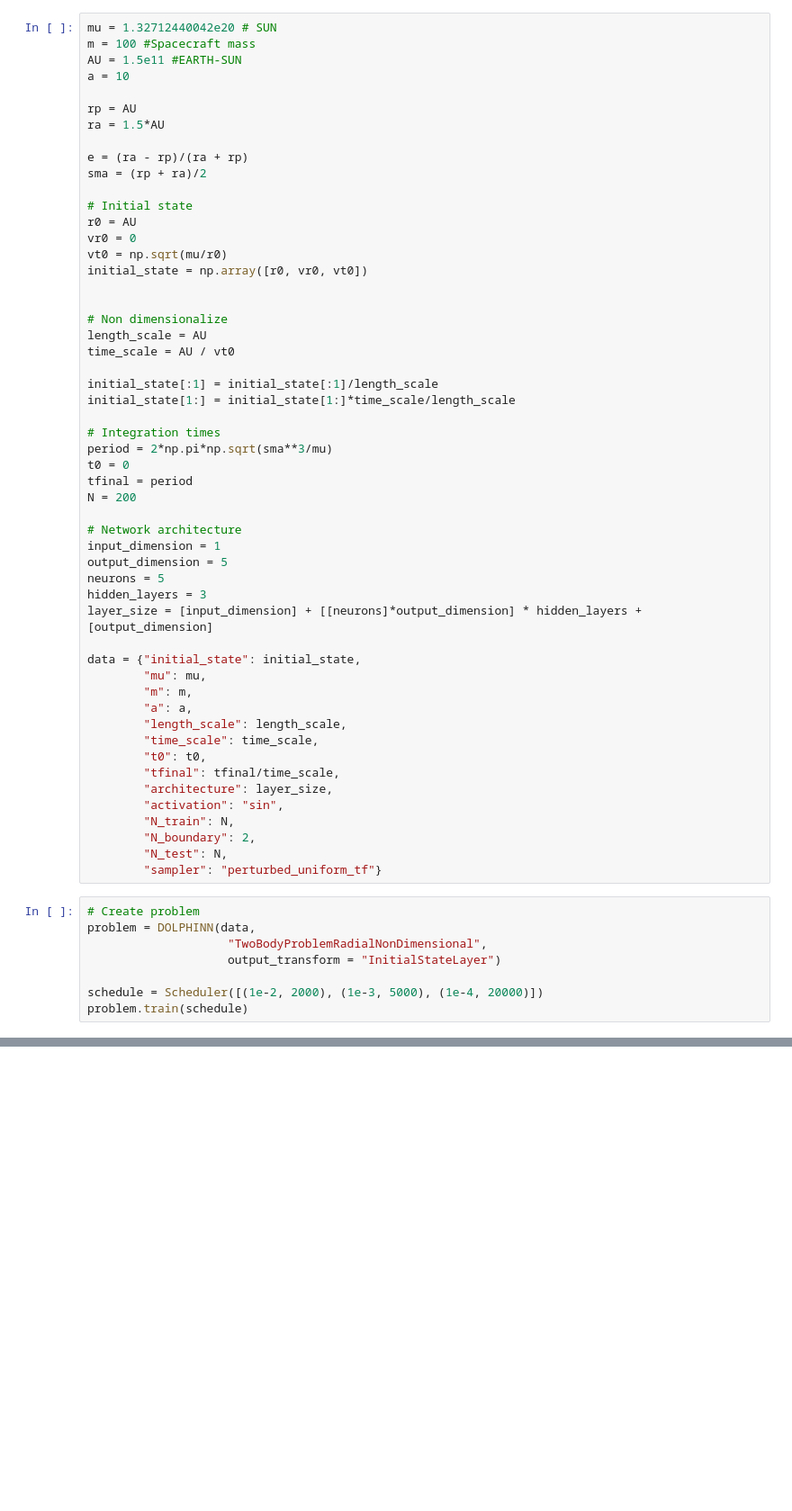
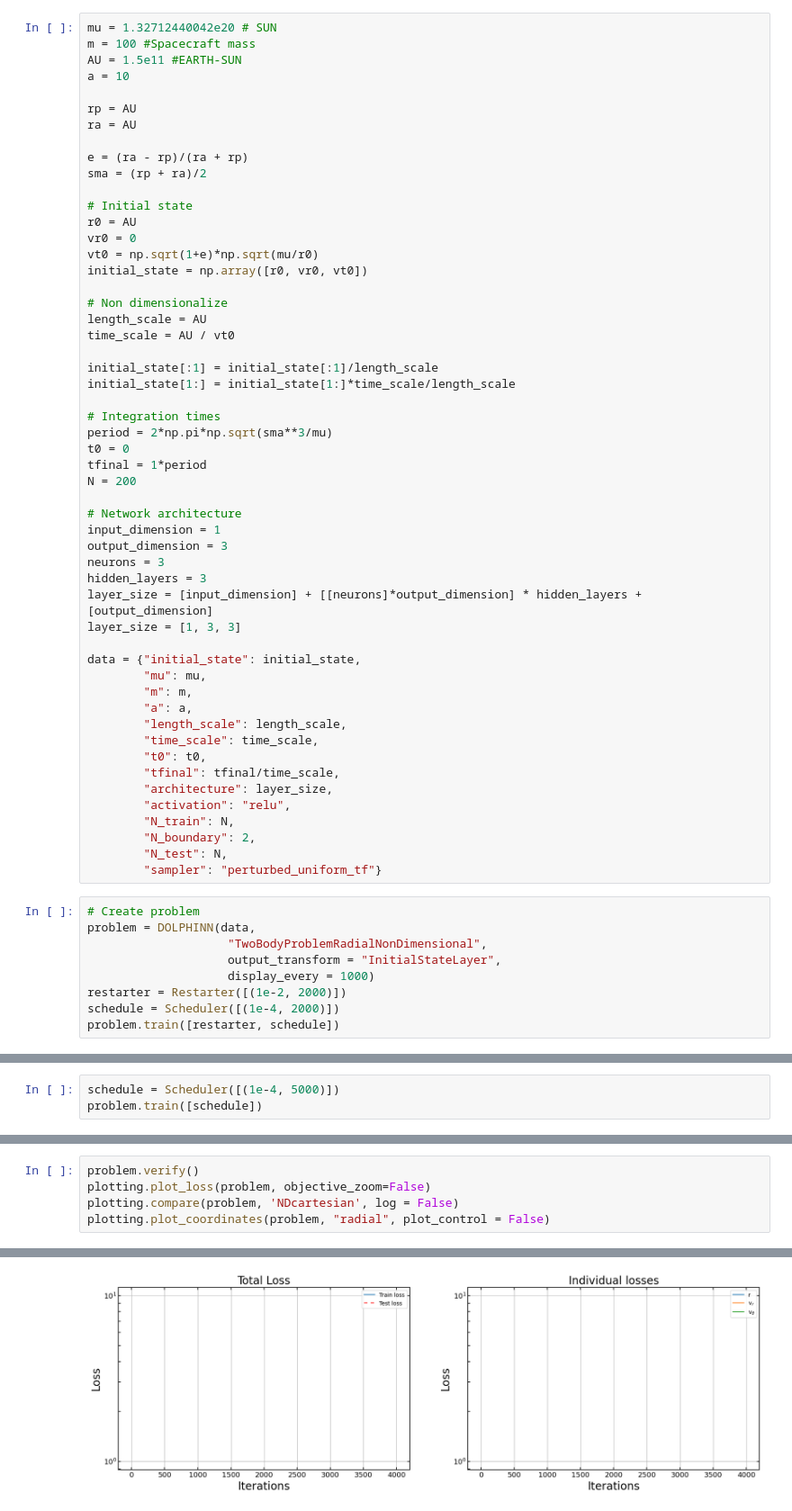
Before and after one commit to thomas7392/DOLPHINN, a Jupyter notebook: Experiments/radial_integration.ipynb, the cells around one changed output, grey strips where cells are left out. Shown at 90% size. Cells and saved outputs as stored; diff of their text form; blank space fills up the shorter version.

```diff
--- a/Experiments/radial_integration.ipynb
+++ b/Experiments/radial_integration.ipynb
@@ -27,7 +25,7 @@ AU = 1.5e11 #EARTH-SUN
 a = 10
 
 rp = AU
-ra = 1.5*AU
+ra = AU
 
 e = (ra - rp)/(ra + rp)
 sma = (rp + ra)/2
@@ -35,9 +33,8 @@ sma = (rp + ra)/2
 # Initial state
 r0 = AU
 vr0 = 0
-vt0 = np.sqrt(mu/r0)
+vt0 = np.sqrt(1+e)*np.sqrt(mu/r0)
 initial_state = np.array([r0, vr0, vt0])
-
 
 # Non dimensionalize
 length_scale = AU
@@ -49,15 +46,16 @@ initial_state[1:] = initial_state[1:]*time_scale/length_scale
 # Integration times
 period = 2*np.pi*np.sqrt(sma**3/mu)
 t0 = 0
-tfinal = period
+tfinal = 1*period
 N = 200
 
 # Network architecture
 input_dimension = 1
-output_dimension = 5
-neurons = 5
+output_dimension = 3
+neurons = 3
 hidden_layers = 3
 layer_size = [input_dimension] + [[neurons]*output_dimension] * hidden_layers + [output_dimension]
+layer_size = [1, 3, 3]
 
 data = {"initial_state": initial_state,
         "mu": mu,
@@ -68,7 +66,7 @@ data = {"initial_state": initial_state,
         "t0": t0,
         "tfinal": tfinal/time_scale,
         "architecture": layer_size,
-        "activation": "sin",
+        "activation": "relu",
         "N_train": N,
         "N_boundary": 2,
         "N_test": N,
@@ -77,8 +75,9 @@ data = {"initial_state": initial_state,
 # Create problem
 problem = DOLPHINN(data,
                     "TwoBodyProblemRadialNonDimensional",
-                    output_transform = "InitialStateLayer")
-
-schedule = Scheduler([(1e-2, 2000), (1e-3, 5000), (1e-4, 20000)])
-problem.train(schedule)
+                    output_transform = "InitialStateLayer",
+                    display_every = 1000)
+restarter = Restarter([(1e-2, 2000)])
+schedule = Scheduler([(1e-4, 2000)])
+problem.train([restarter, schedule])
 # %% [output]
@@ -133,0 +101,3 @@ TypeError: unsupported operand type(s) for /: 'float' and 'NoneType'
+# %%
+schedule = Scheduler([(1e-4, 5000)])
+problem.train([schedule])
@@ -133,0 +134,6 @@ TypeError: unsupported operand type(s) for /: 'float' and 'NoneType'
+# %%
+problem.verify()
+plotting.plot_loss(problem, objective_zoom=False)
+plotting.compare(problem, 'NDcartesian', log = False)
+plotting.plot_coordinates(problem, "radial", plot_control = False)
+# %% [output]
@@ -133,0 +143 @@ TypeError: unsupported operand type(s) for /: 'float' and 'NoneType'
+[figure, added]
```
Also changed, not shown: parts of 8 cells of this notebook, 6 other files.
